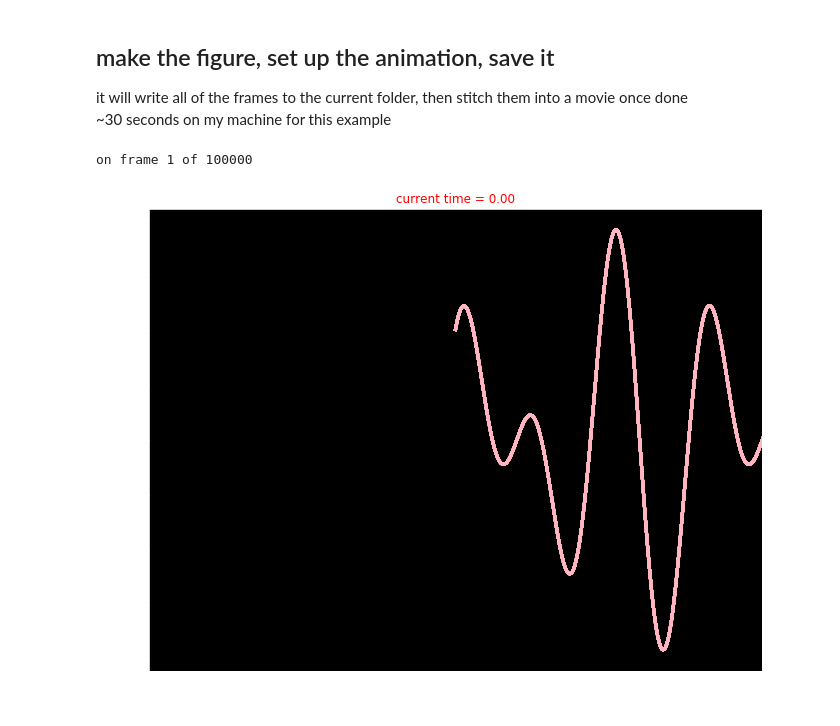
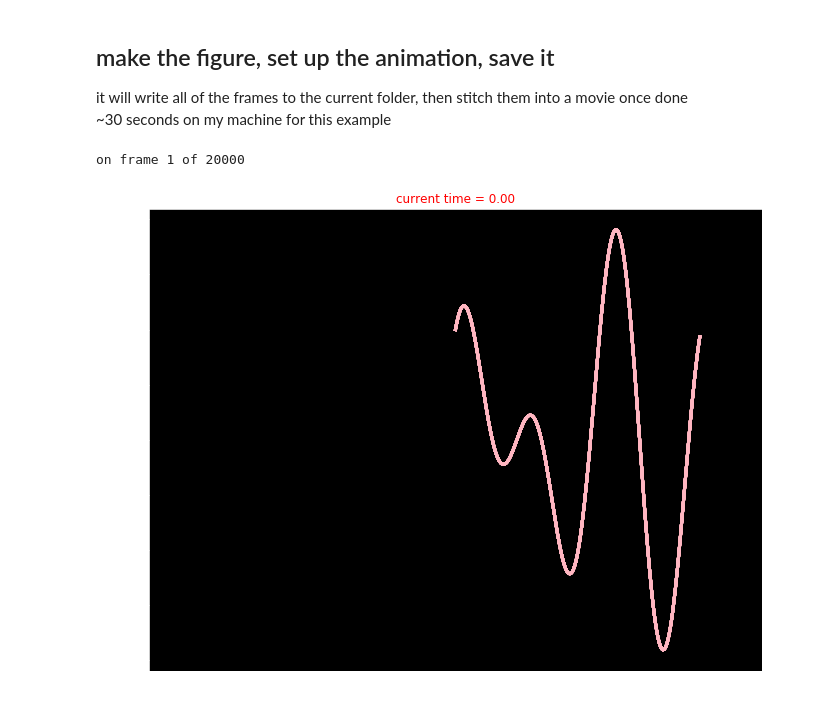
Before and after one commit to dougollerenshaw/dro, a Jupyter notebook: dro/notebooks/2020.02.13_make_movie_example.ipynb, the cells around one changed output. Cells and saved outputs as stored; diff of their text form; code cells hidden in the pictures.

```diff
--- a/dro/notebooks/2020.02.13_make_movie_example.ipynb
+++ b/dro/notebooks/2020.02.13_make_movie_example.ipynb
@@ -44,11 +44,11 @@ def update(frame_number):
 # %% [markdown]
 ## set up t and y, define the writer
 # %%
-t = np.arange(0,1,0.001)
+t = np.arange(0,0.2,0.001)
 y = np.sin(20*np.pi*t) + np.cos(30*np.pi*t)
 
 fps = 10
-writer = animation.FFMpegFileWriter(
+writer = animation.FFMpegWriter(
     fps=fps,
     codec='mpeg4',
     bitrate=-1,
@@ -61,22 +61,22 @@ it will write all of the frames to the current folder, then stitch them into a m
 # %%
 fig, ax = plt.subplots(figsize=(11, 8.5))
 
 frames = np.arange(0,len(t),10) #subsample by a factor of 10
 
 a = animation.FuncAnimation(
     fig,
     update,
     frames=frames,
     interval=1/fps*1000,
     repeat=False,
     blit=False
 )
 
 save_folder = '/home/dougo/dropbox/share'
 a.save(
-    os.path.join(save_folder, 'test_output_movie.mp4'),
+    os.path.join(save_folder, 'test_output_movie_3.mp4'),
     writer=writer
 )
 # %% [output]
-on frame 1 of 100000
+on frame 1 of 20000
-[figure, old version]
+[figure, new version]
```
Also changed, not shown: 40 other files.
